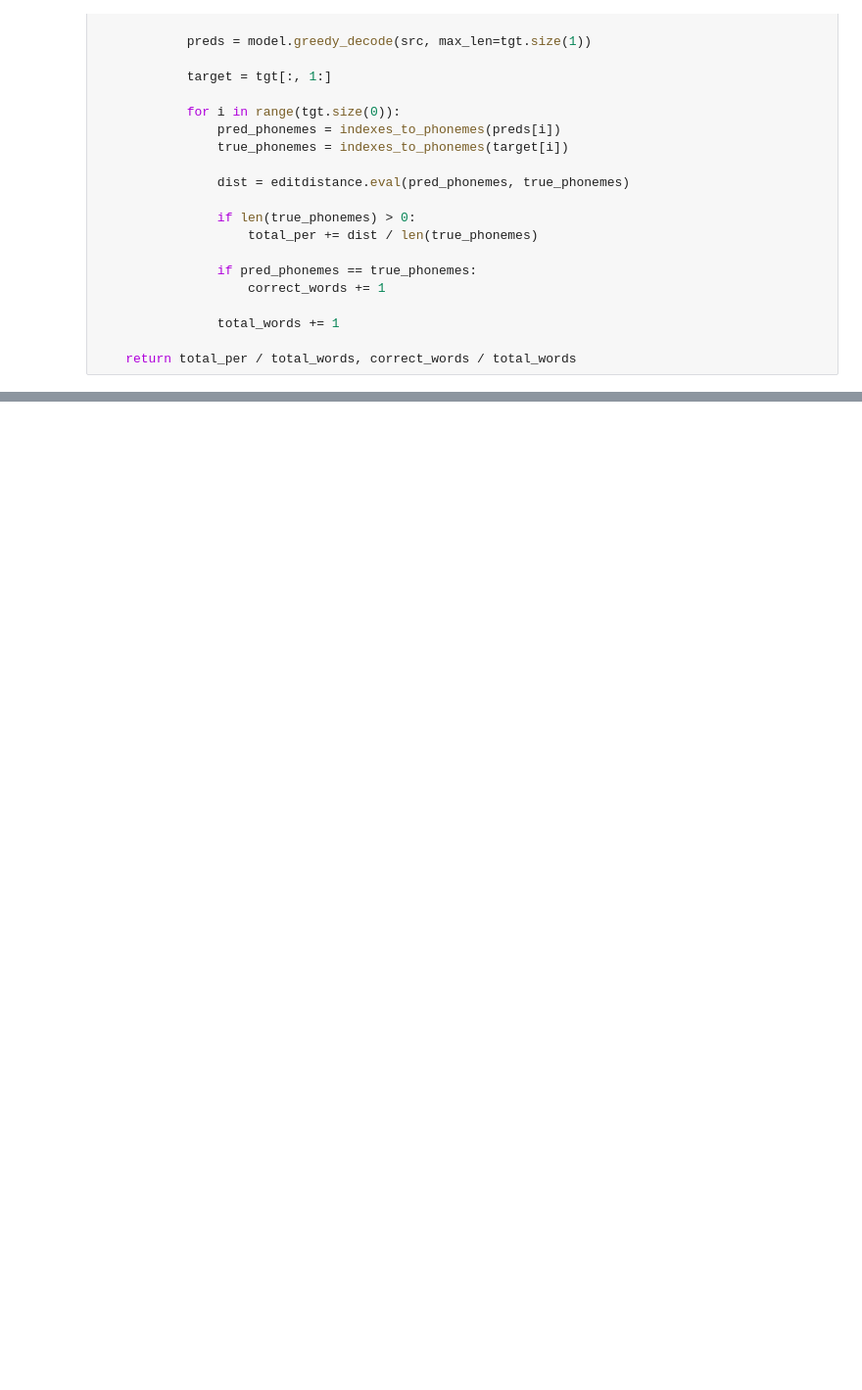
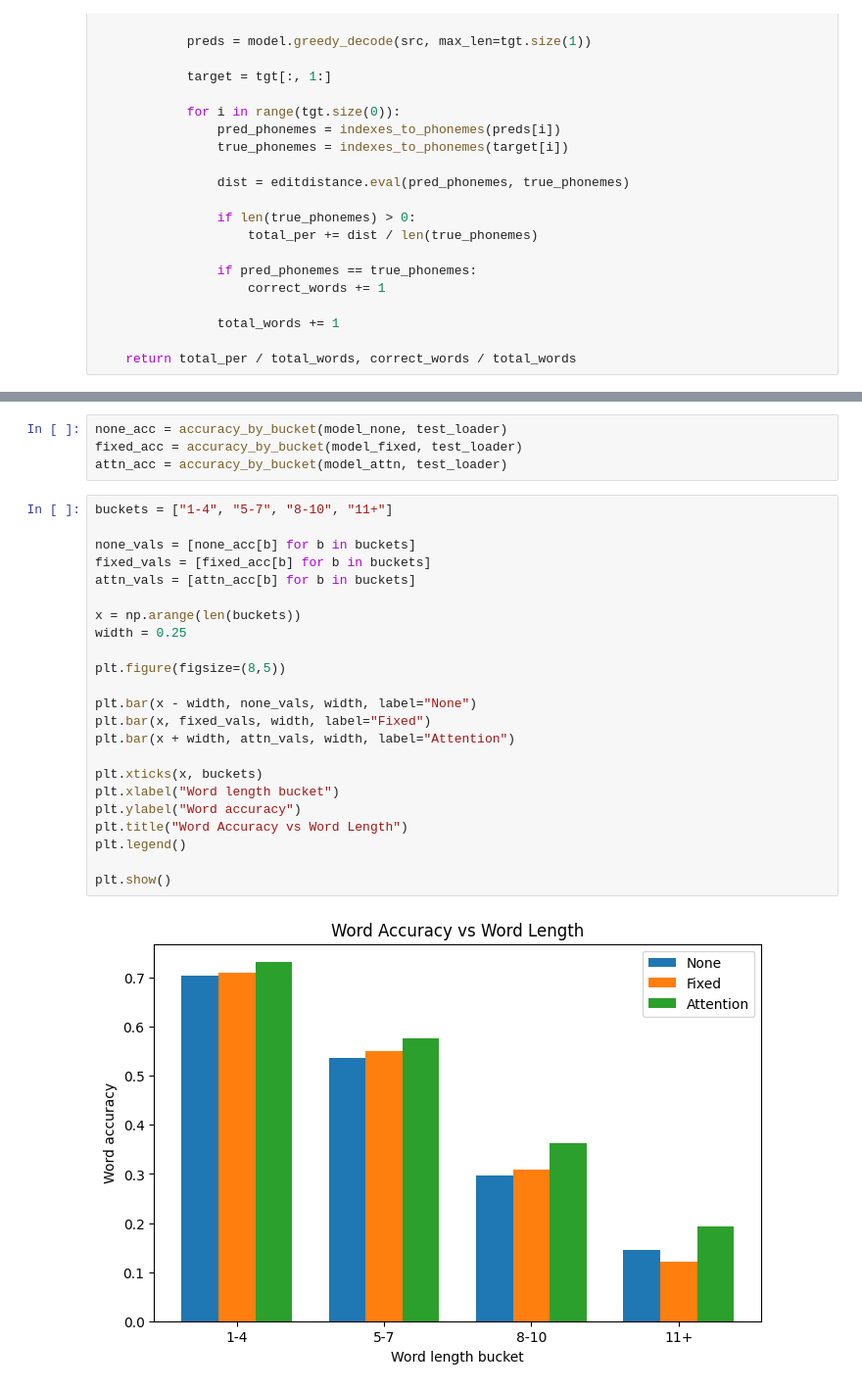
Before and after one commit to EirikSlettan/deep-learning-assignment2, a Jupyter notebook: assignment2.ipynb, the cells around one changed output, grey strips where cells are left out. Shown at 98% size. Saved outputs shown, nothing was run; the diff lists cells and outputs as text; blank space fills up the shorter version.

```diff
--- a/assignment2.ipynb
+++ b/assignment2.ipynb
@@ -718,0 +771,29 @@ ATTN --- PER: 0.17562, Word accuracy: 0.45898
+# %%
+none_acc = accuracy_by_bucket(model_none, test_loader)
+fixed_acc = accuracy_by_bucket(model_fixed, test_loader)
+attn_acc = accuracy_by_bucket(model_attn, test_loader)
+# %%
+buckets = ["1-4", "5-7", "8-10", "11+"]
+
+none_vals = [none_acc[b] for b in buckets]
+fixed_vals = [fixed_acc[b] for b in buckets]
+attn_vals = [attn_acc[b] for b in buckets]
+
+x = np.arange(len(buckets))
+width = 0.25
+
+plt.figure(figsize=(8,5))
+
+plt.bar(x - width, none_vals, width, label="None")
+plt.bar(x, fixed_vals, width, label="Fixed")
+plt.bar(x + width, attn_vals, width, label="Attention")
+
+plt.xticks(x, buckets)
+plt.xlabel("Word length bucket")
+plt.ylabel("Word accuracy")
+plt.title("Word Accuracy vs Word Length")
+plt.legend()
+
+plt.show()
+# %% [output]
+[figure, added]
```
Also changed, not shown: parts of 11 cells of this notebook, 3 other files.
